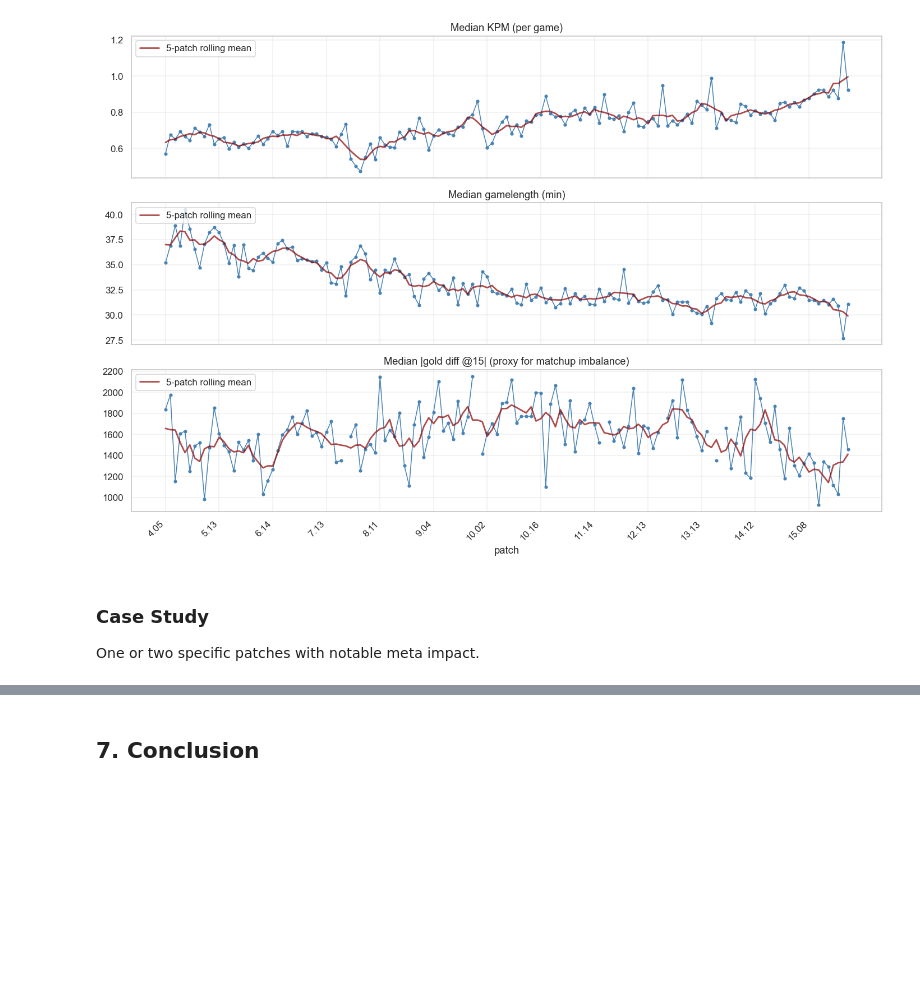
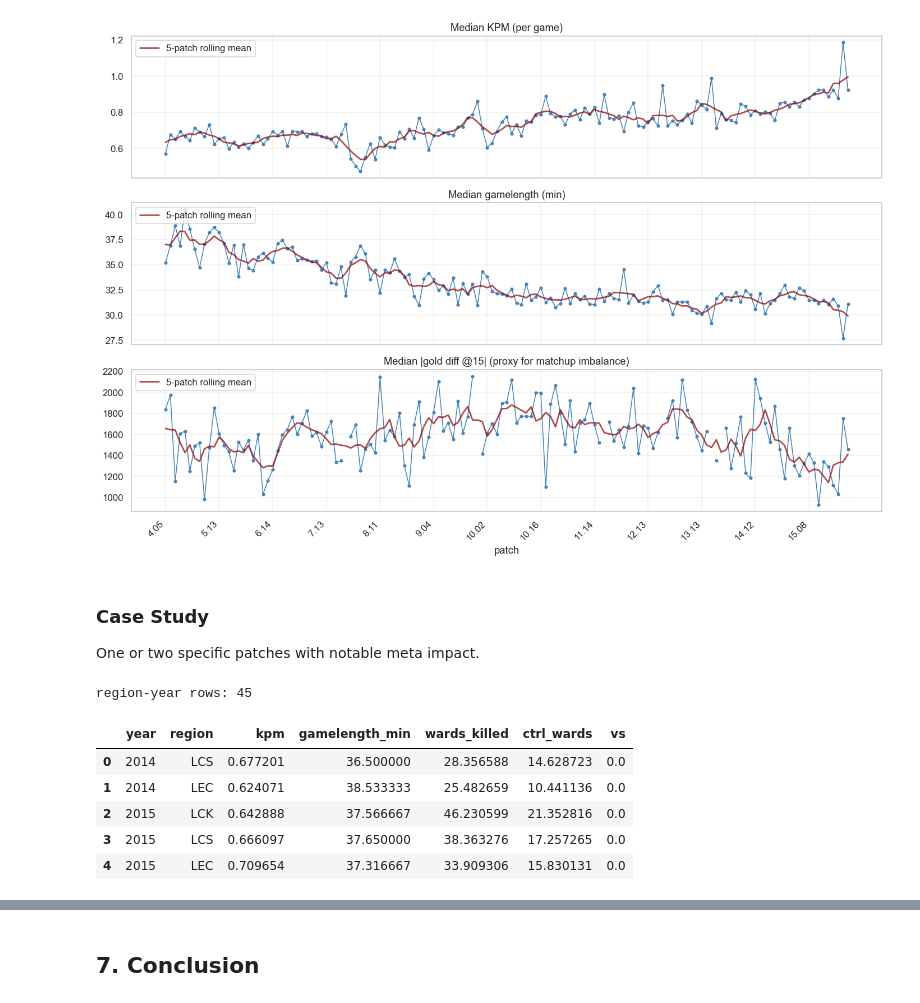
Before and after one commit to LUNARKN1GHT/lol_esports, a Jupyter notebook: lol_esports.ipynb, the cells around one changed output, grey strips where cells are left out. Saved outputs shown, nothing was run; the diff lists cells and outputs as text; code cells hidden in the pictures; blank space fills up the shorter version.

```diff
--- a/lol_esports.ipynb
+++ b/lol_esports.ipynb
@@ -1465,3 +1468,33 @@ plt.show()
 ### Case Study
 
 One or two specific patches with notable meta impact.
+# %%
+# games_kpm 单场 KPM 已经有 region 列
+yearly_macro = (
+    games_kpm.query("region in @MAIN")
+    .groupby(["year", "region"])
+    .agg(kpm=("kpm", "median"), gamelength_min=("gamelength_min", "median"))
+)
+
+# vision: team-season 级，每年每赛区取队伍均值
+yearly_vis = (
+    playstyle.query("region in @MAIN and games_vision >= 20")
+    .groupby(["year", "region"])
+    .agg(
+        wards_killed=("wards_killed_avg", "mean"),
+        ctrl_wards=("ctrl_wards_avg", "mean"),
+        vs=("vs_avg", "mean"),
+    )
+)
+
+yearly_region = yearly_macro.join(yearly_vis).reset_index()
+print(f"region-year rows: {len(yearly_region)}")
+yearly_region.head()
+# %% [output]
+region-year rows: 45
+|  | year | region | kpm | gamelength_min | wards_killed | ctrl_wards | vs |
+| 0 | 2014 | LCS | 0.677201 | 36.500000 | 28.356588 | 14.628723 | 0.0 |
+| 1 | 2014 | LEC | 0.624071 | 38.533333 | 25.482659 | 10.441136 | 0.0 |
+| 2 | 2015 | LCK | 0.642888 | 37.566667 | 46.230599 | 21.352816 | 0.0 |
+| 3 | 2015 | LCS | 0.666097 | 37.650000 | 38.363276 | 17.257265 | 0.0 |
+| 4 | 2015 | LEC | 0.709654 | 37.316667 | 33.909306 | 15.830131 | 0.0 |
```
Also changed, not shown: parts of 4 cells of this notebook.
